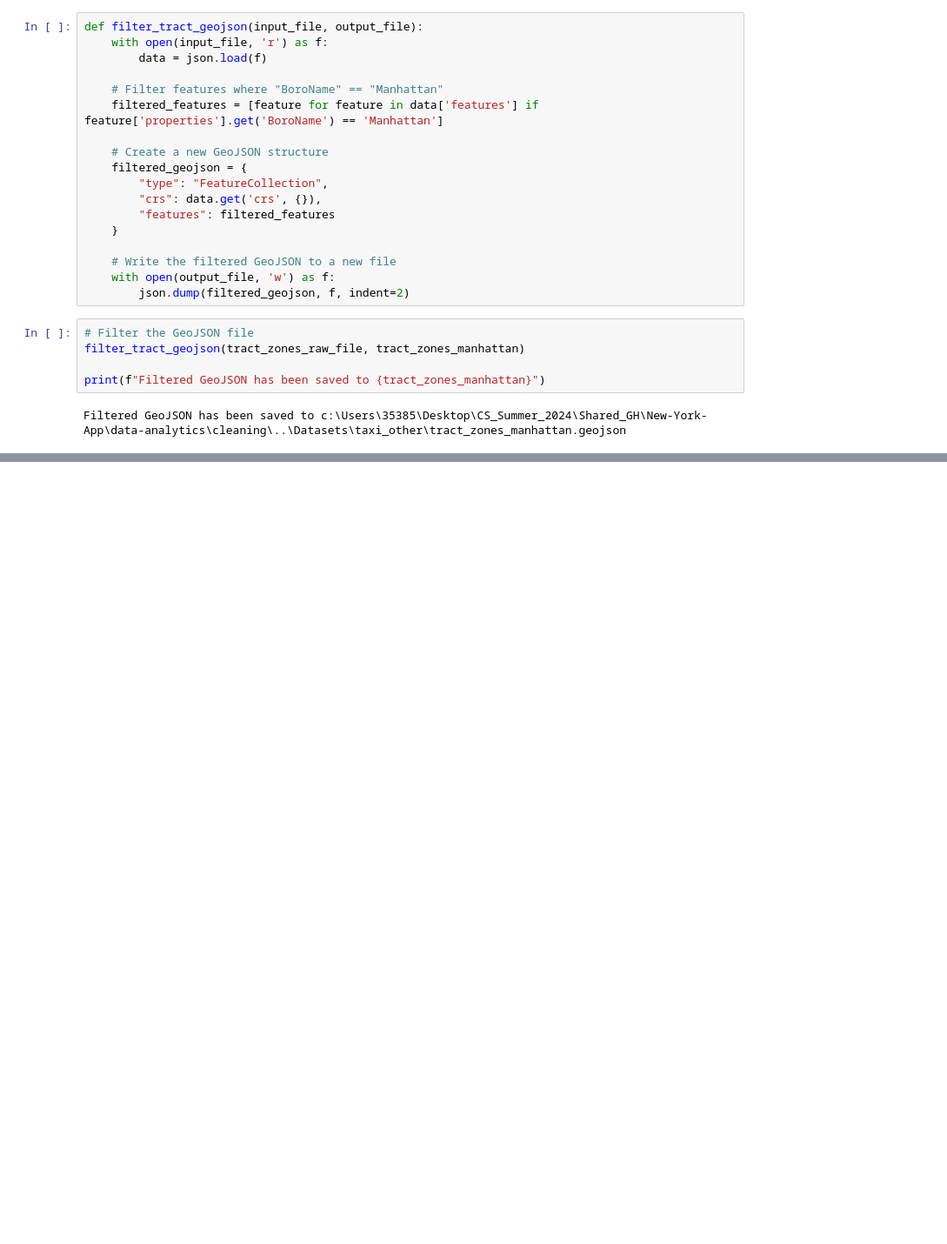
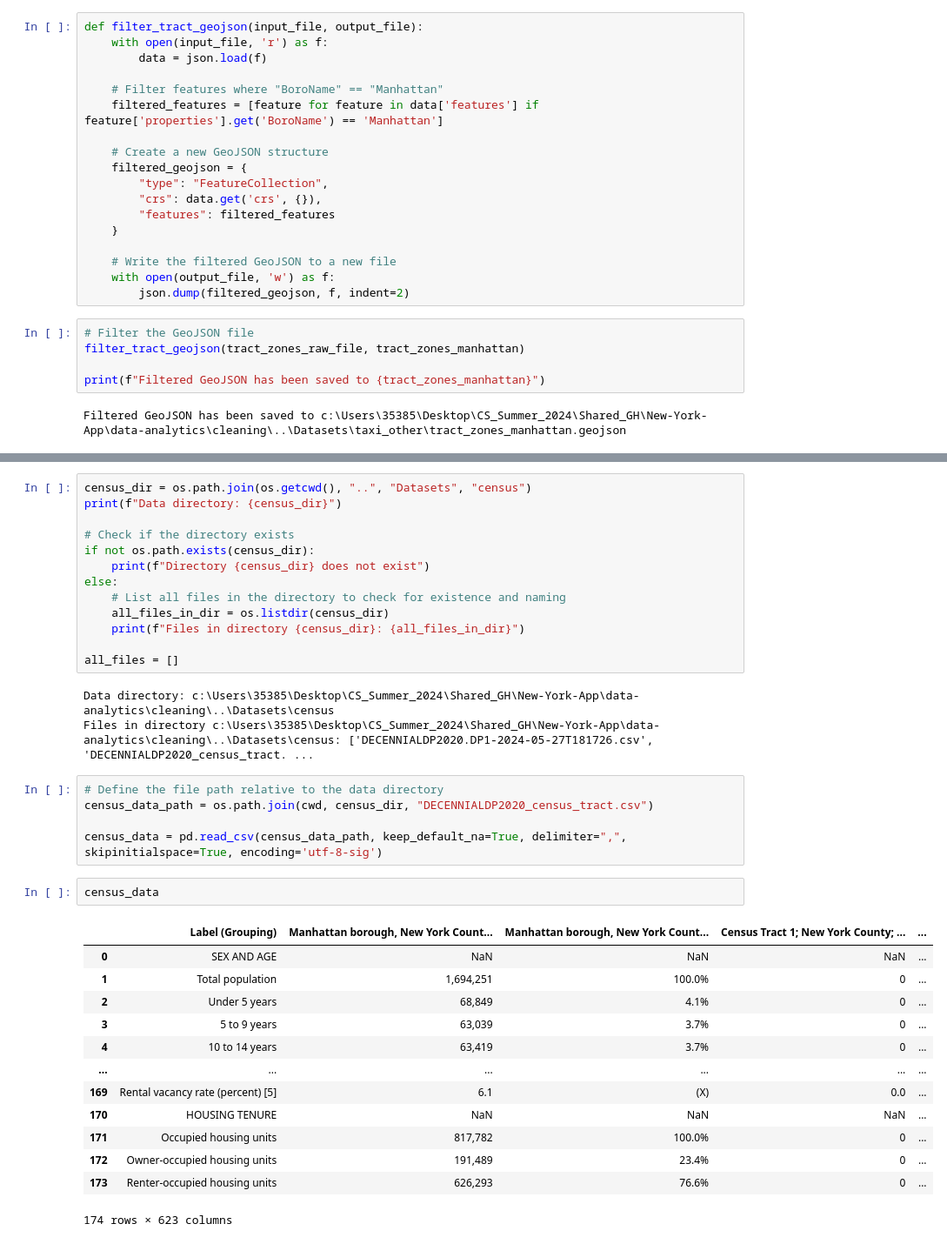
Before and after one commit to DR7439/New-York-App, a Jupyter notebook: data-analytics/cleaning/zone_cleaning.ipynb, the cells around one changed output, grey strips where cells are left out. Shown at 87% size. Cells and saved outputs as stored; diff of their text form; blank space fills up the shorter version.

```diff
--- a/data-analytics/cleaning/zone_cleaning.ipynb
+++ b/data-analytics/cleaning/zone_cleaning.ipynb
@@ -86,0 +150,37 @@ Filtered GeoJSON has been saved to c:\Users\35385\Desktop\CS_Summer_2024\Shared_
+# %%
+census_dir = os.path.join(os.getcwd(), "..", "Datasets", "census")
+print(f"Data directory: {census_dir}")
+
+# Check if the directory exists
+if not os.path.exists(census_dir):
+    print(f"Directory {census_dir} does not exist")
+else:
+    # List all files in the directory to check for existence and naming
+    all_files_in_dir = os.listdir(census_dir)
+    print(f"Files in directory {census_dir}: {all_files_in_dir}")
+
+all_files = []
+# %% [output]
+Data directory: c:\Users\35385\Desktop\CS_Summer_2024\Shared_GH\New-York-App\data-analytics\cleaning\..\Datasets\census
+Files in directory c:\Users\35385\Desktop\CS_Summer_2024\Shared_GH\New-York-App\data-analytics\cleaning\..\Datasets\census: ['DECENNIALDP2020.DP1-2024-05-27T181726.csv', 'DECENNIALDP2020_census_tract. ...
+# %%
+# Define the file path relative to the data directory
+census_data_path = os.path.join(cwd, census_dir, "DECENNIALDP2020_census_tract.csv")
+
+census_data = pd.read_csv(census_data_path, keep_default_na=True, delimiter=",", skipinitialspace=True, encoding='utf-8-sig')
+# %%
+census_data
+# %% [output]
+|  | Label (Grouping) | Manhattan borough, New York Count... | Manhattan borough, New York Count... | Census Tract 1; New York County; ... | ... |
+| 0 | SEX AND AGE | NaN | NaN | NaN | ... |
+| 1 | Total population | 1,694,251 | 100.0% | 0 | ... |
+| 2 | Under 5 years | 68,849 | 4.1% | 0 | ... |
+| 3 | 5 to 9 years | 63,039 | 3.7% | 0 | ... |
+| 4 | 10 to 14 years | 63,419 | 3.7% | 0 | ... |
+| ... | ... | ... | ... | ... | ... |
+| 169 | Rental vacancy rate (percent) [5] | 6.1 | (X) | 0.0 | ... |
+| 170 | HOUSING TENURE | NaN | NaN | NaN | ... |
+| 171 | Occupied housing units | 817,782 | 100.0% | 0 | ... |
+| 172 | Owner-occupied housing units | 191,489 | 23.4% | 0 | ... |
+| 173 | Renter-occupied housing units | 626,293 | 76.6% | 0 | ... |
+174 rows × 623 columns
```
Also changed, not shown: parts of 8 cells of this notebook.
